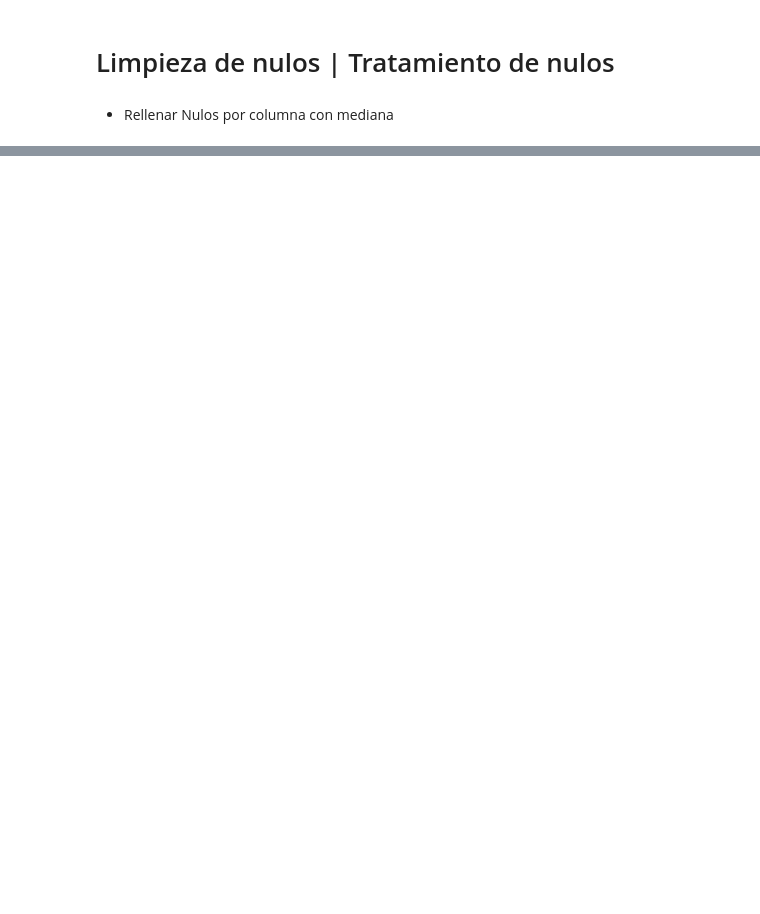
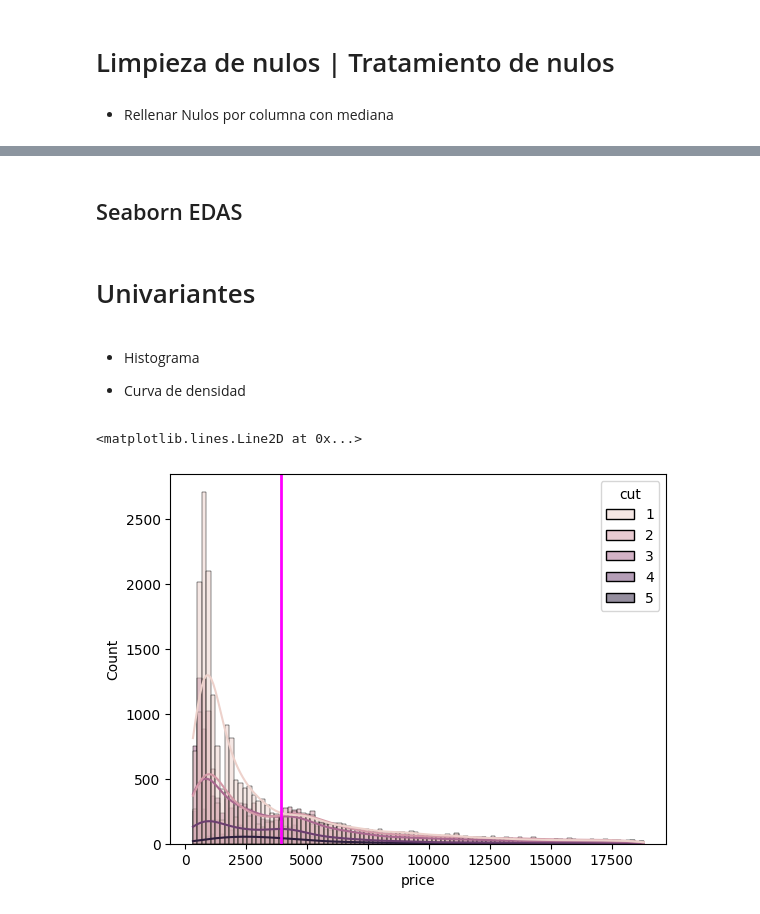
Before and after one commit to Fenix-v/MODULO3, a Jupyter notebook: datasscience/m3-Luis_Fernandez/Pandas_Seaborn.ipynb, the cells around one changed output, grey strips where cells are left out. Cells and saved outputs as stored; diff of their text form; code cells hidden in the pictures; blank space fills up the shorter version.

Commit message:
data_science_m3

```diff
--- a/datasscience/m3-Luis_Fernandez/Pandas_Seaborn.ipynb
+++ b/datasscience/m3-Luis_Fernandez/Pandas_Seaborn.ipynb
@@ -74,0 +375,15 @@ dtype: int64
+# %%
+def calcular_descuento(row):
+
+    if row["price"] < 1000 and row["cut"] == 1:
+        return row["price"] * 0.9 # Descuento del 10%
+    elif 1000 <= row["price"] <= 5000 and row["cut"] == 2:
+        return row["price"] * 0.85 # Descuento del 15%
+    else:
+        return row["price"]
+# %%
+# Usar apply para crear la columna `price_discount`
+df['price_discount'] = df.apply(calcular_descuento, axis=1)
+
+print("DataFrame con precio original y descuento:")
+print(df)
@@ -74,0 +410,4 @@ dtype: int64
+# %%
+# Crear la nueva columna 'volumen' como el producto de x, y, y z
+df['volumen'] = df['x'] * df['y'] * df['z']
+df.head()
@@ -74,0 +423,3 @@ dtype: int64
+# %%
+df.sort_values(by=["cut","price"],inplace=True)
+df
@@ -74,0 +453,14 @@ dtype: int64
+# %% [markdown]
+## Seaborn EDAS
+# %% [markdown]
+# Univariantes
+# %% [markdown]
+* Histograma
+
+* Curva de densidad
+# %%
+sns.histplot(df, x="price", kde=True, color="green", hue="cut", bins=100)
+plt.axvline(df["price"].mean(), color="magenta", linewidth=2)
+# %% [output]
+<matplotlib.lines.Line2D at 0x...>
+[figure, added]
```
Also changed, not shown: parts of 77 cells of this notebook, 6 other files.
